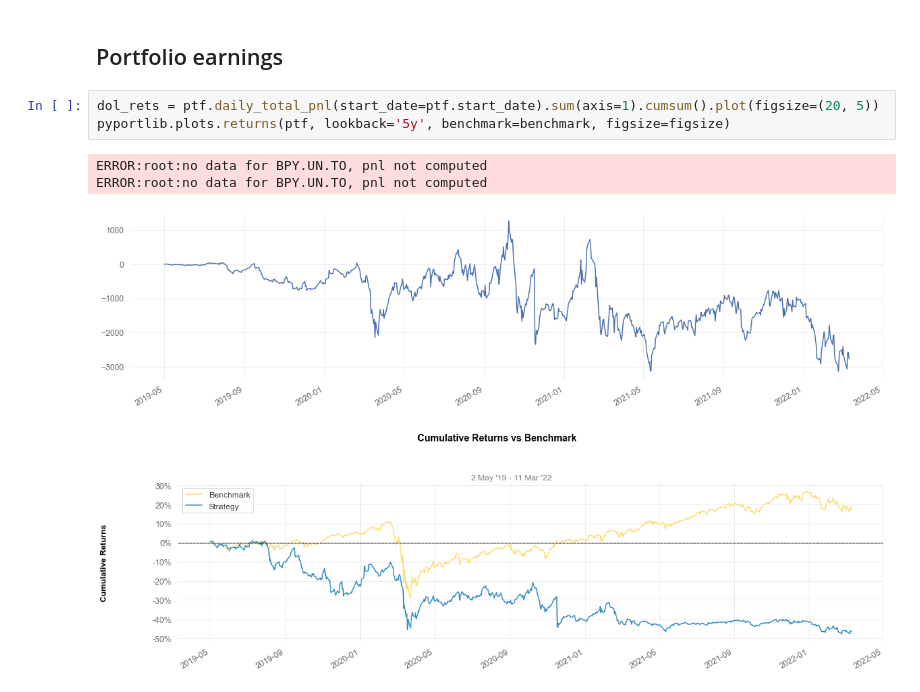
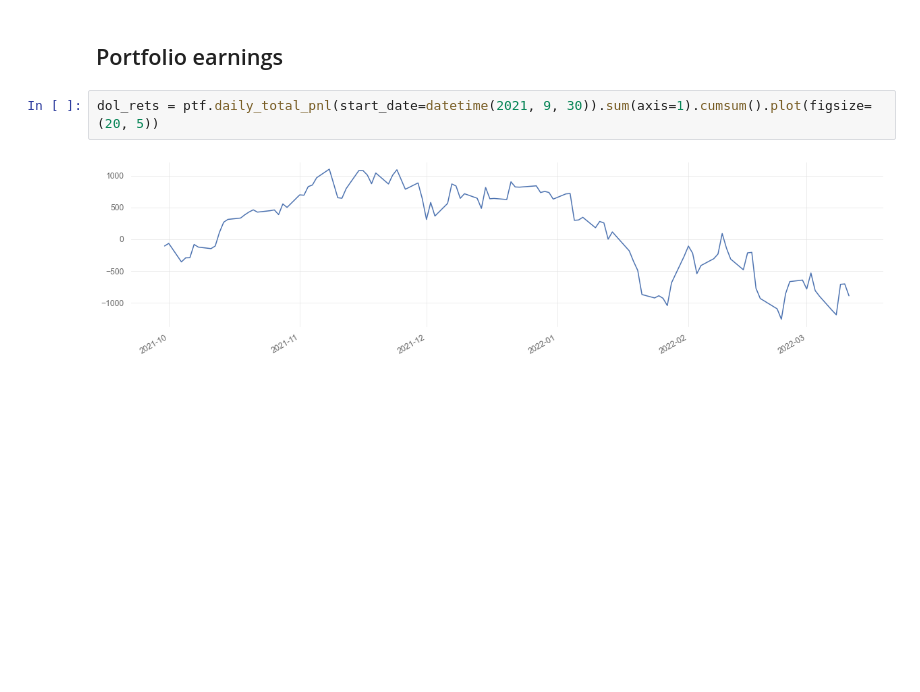
Before and after one commit to webclinic017/pyportlib, a Jupyter notebook: examples/ptf_summary.ipynb, the cells around one changed output. Saved outputs shown, nothing was run; the diff lists cells and outputs as text; blank space fills up the shorter version.

```diff
--- a/examples/ptf_summary.ipynb
+++ b/examples/ptf_summary.ipynb
@@ -115,10 +115,6 @@ sns.heatmap(corr_mat)
 # %% [markdown]
 ## Portfolio earnings
 # %%
-dol_rets = ptf.daily_total_pnl(start_date=ptf.start_date).sum(axis=1).cumsum().plot(figsize=(20, 5))
-pyportlib.plots.returns(ptf, lookback='5y', benchmark=benchmark, figsize=figsize)
+dol_rets = ptf.daily_total_pnl(start_date=datetime(2021, 9, 30)).sum(axis=1).cumsum().plot(figsize=(20, 5))
 # %% [output]
-ERROR:root:no data for BPY.UN.TO, pnl not computed
-ERROR:root:no data for BPY.UN.TO, pnl not computed
-[figure, old version]
+[figure, new version]
-[figure, removed]
```
Also changed, not shown: parts of 1 cell of this notebook, 3 other files.
